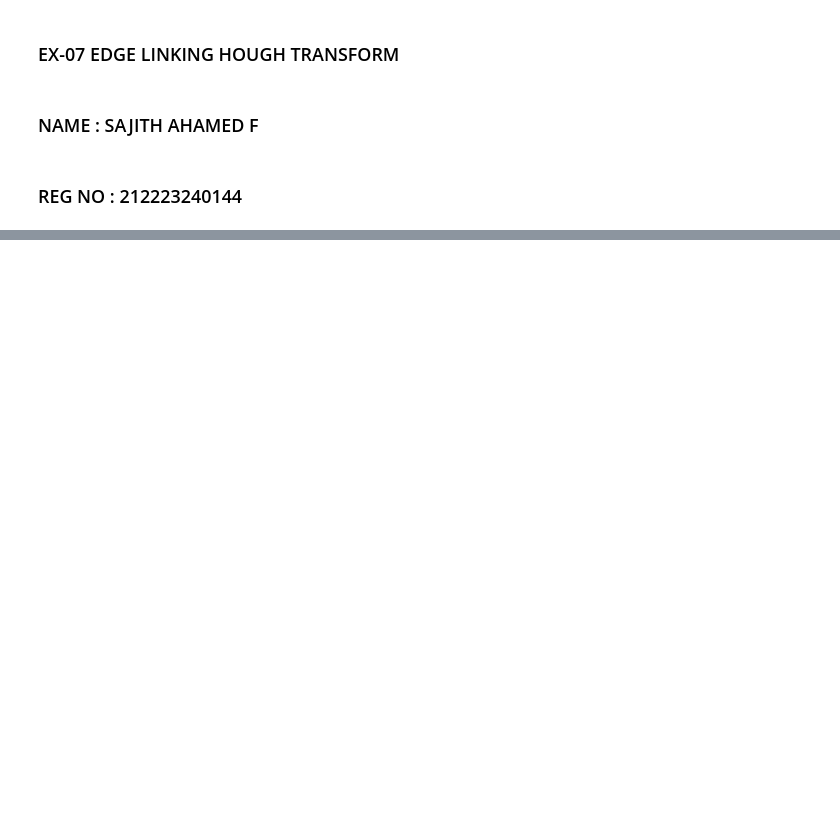
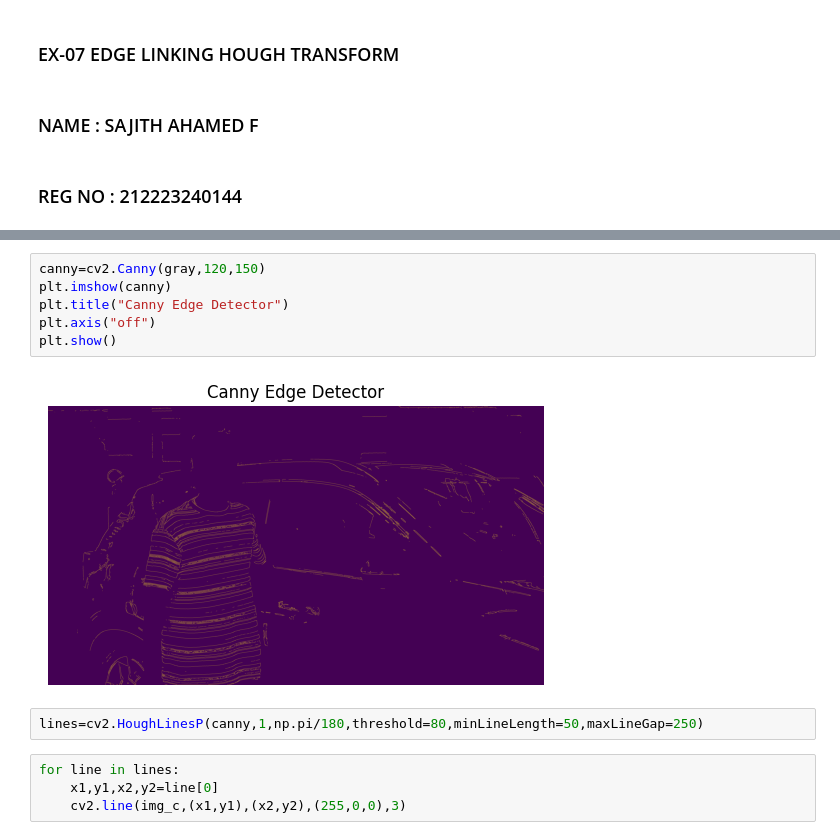
Before and after one commit to Sajith-28/Edge-Linking-using-Hough-Transformm, a Jupyter notebook: EXP 7 DIPT.ipynb, the cells around one changed output, grey strips where cells are left out. Drawn from its saved outputs; the diff is of its cells as text; blank space fills up the shorter version.

```diff
--- a/EXP 7 DIPT.ipynb
+++ b/EXP 7 DIPT.ipynb
@@ -27,0 +28,14 @@ error: OpenCV(4.13.0) D:\a\opencv-python\opencv-python\opencv\modules\imgproc\sr
+# %%
+canny=cv2.Canny(gray,120,150)
+plt.imshow(canny)
+plt.title("Canny Edge Detector")
+plt.axis("off")
+plt.show()
+# %% [output]
+[figure, added]
+# %%
+lines=cv2.HoughLinesP(canny,1,np.pi/180,threshold=80,minLineLength=50,maxLineGap=250)
+# %%
+for line in lines:
+    x1,y1,x2,y2=line[0]
+    cv2.line(img_c,(x1,y1),(x2,y2),(255,0,0),3)
```
Also changed, not shown: parts of 2 cells of this notebook.
